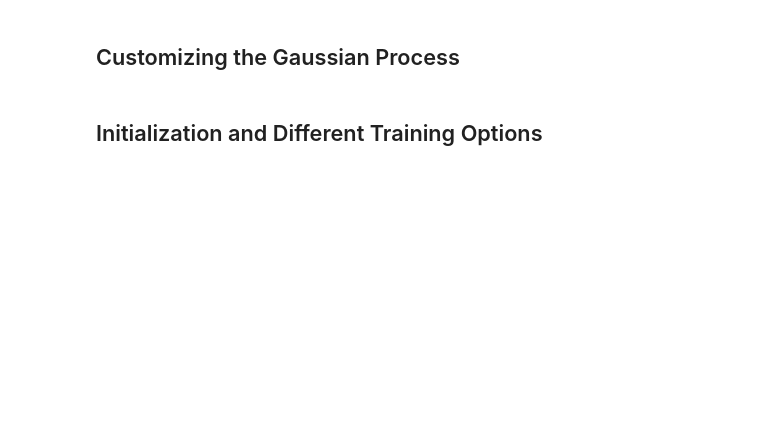
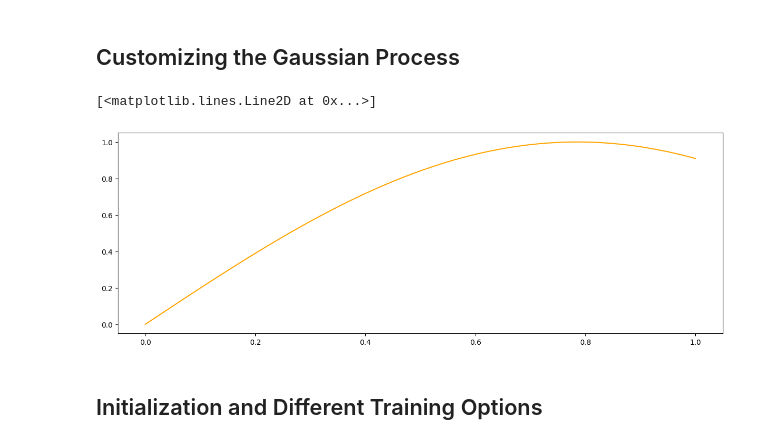
Before and after one commit to lbl-camera/gpCAM, a Jupyter notebook: examples/1dSingleTaskAcqFuncTest.ipynb, the cells around one changed output. Drawn from its saved outputs; the diff is of its cells as text; code cells hidden in the pictures; blank space fills up the shorter version.

```diff
--- a/examples/1dSingleTaskAcqFuncTest.ipynb
+++ b/examples/1dSingleTaskAcqFuncTest.ipynb
@@ -36,26 +39,29 @@ plt.scatter(x_data[:,0],y_data, color = 'black')
 # %% [markdown]
 ## Customizing the Gaussian Process
 # %%
-def my_noise(x,hps,obj):
+def my_noise(x,hps):
     #This is a simple noise function but can be made arbitrarily complex using many hyperparameters.
     #The noise function always has to return a matrix, because the noise can have covariances.
     return np.diag(np.zeros((len(x))) + hps[2])
 
 #stationary
 from gpcam.gp_kernels import *
-def skernel(x1,x2,hps,obj):
+def skernel(x1,x2,hps):
     #The kernel follows the mathematical definition of a kernel. This
     #means there is no limit to the variety of kernels you can define.
     d = get_distance_matrix(x1,x2)
     return hps[0] * matern_kernel_diff1(d,hps[1])
 
 
-def meanf(x, hps, obj):
+def meanf(x, hps):
     #This is a simple mean function but it can be arbitrarily complex using many hyperparameters.
     return np.sin(hps[3] * x[:,0])
 #it is a good idea to plot the prior mean function to make sure we did not mess up
 plt.figure(figsize = (15,5))
-plt.plot(x_pred1D,meanf(x_pred1D, np.array([1.,1.,5.0,2.]), None), color = 'orange', label = 'task1')
+plt.plot(x_pred1D,meanf(x_pred1D, np.array([1.,1.,5.0,2.])), color = 'orange', label = 'task1')
+# %% [output]
+[<matplotlib.lines.Line2D at 0x...>]
+[figure, added]
 # %% [markdown]
 ## Initialization and Different Training Options
 # %%
```
Also changed, not shown: parts of 10 cells of this notebook, 4 other files.
